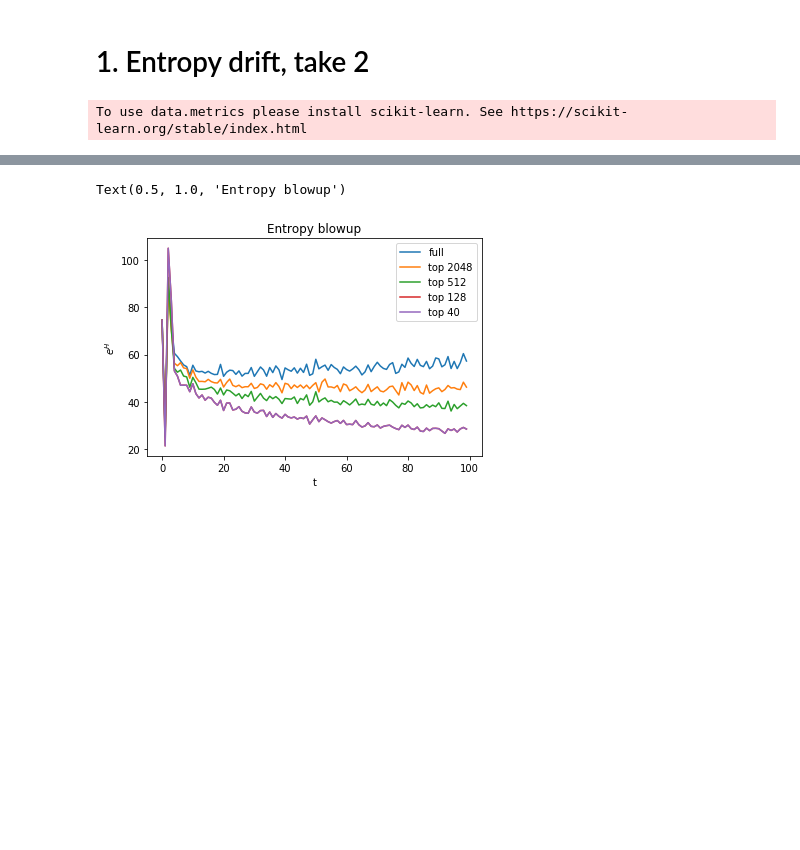
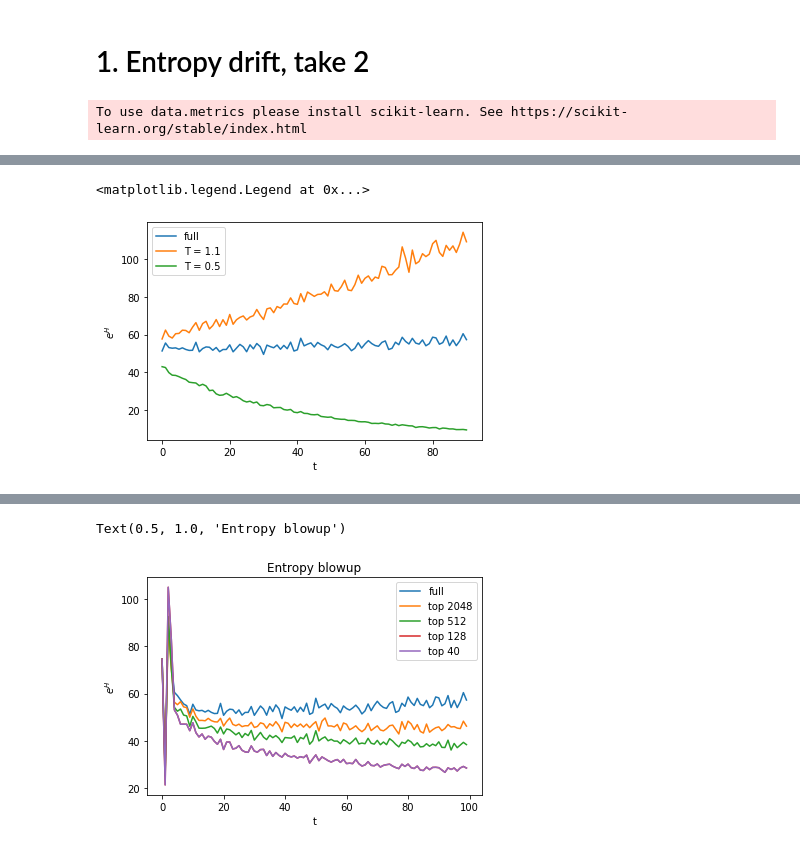
Before and after one commit to mikkyhu/transformers, a Jupyter notebook: notebooks/122819.ipynb, the cells around one changed output, grey strips where cells are left out. Drawn from its saved outputs; the diff is of its cells as text; code cells hidden in the pictures; blank space fills up the shorter version.

```diff
--- a/notebooks/122819.ipynb
+++ b/notebooks/122819.ipynb
@@ -66,0 +97,3 @@ length = 100
+# %%
+save_ents = np.zeros((2, length))
+save_ents[0, :] = avg_ents.cpu().numpy()[0]
@@ -66,0 +127,2 @@ length = 100
+# %%
+save_ents[1, :] = avg_ents.cpu().numpy()[0]
@@ -66,0 +182,10 @@ length = 100
+# %%
+plt.plot(np.exp(old_ents[0, 9:]), label='full')
+plt.plot(np.exp(save_ents[0, 9:]), label='T = 1.1')
+plt.plot(np.exp(save_ents[1, 9:]), label='T = 0.5')
+plt.xlabel('t')
+plt.ylabel('$e^H$')
+plt.legend()
+# %% [output]
+<matplotlib.legend.Legend at 0x...>
+[figure, added]
```
Also changed, not shown: parts of 15 cells of this notebook, 17 other files.
